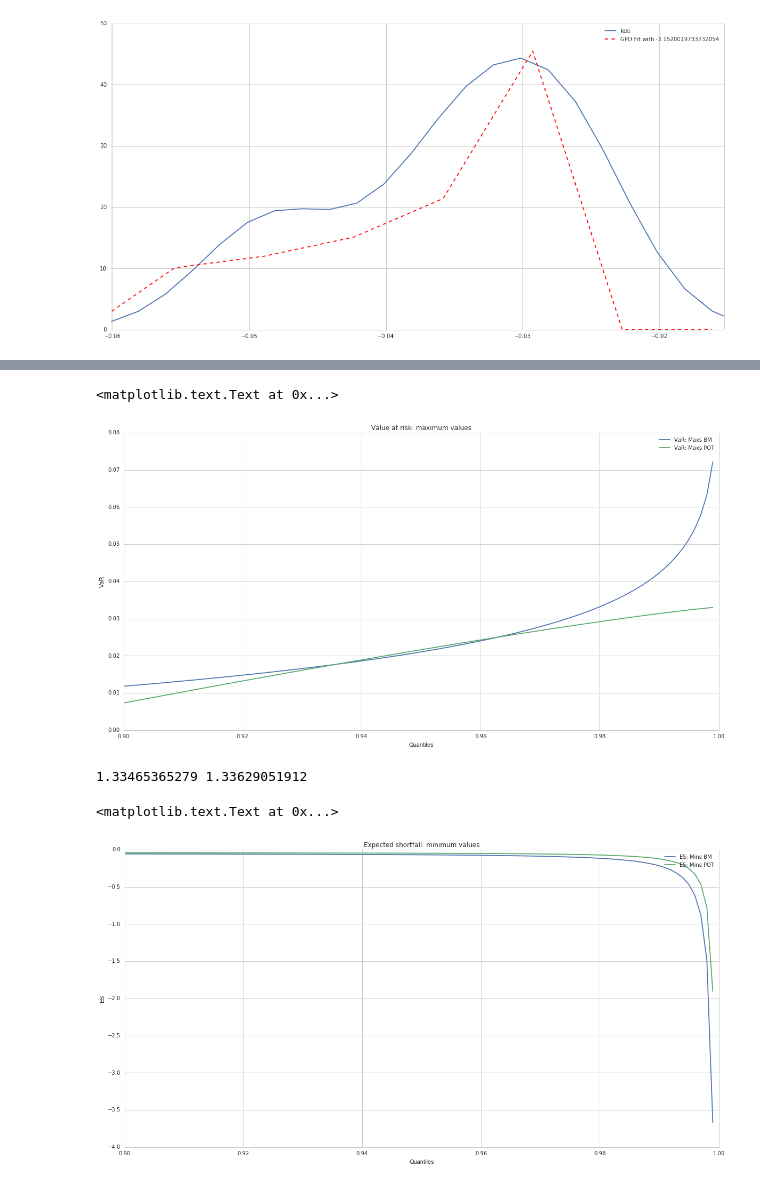
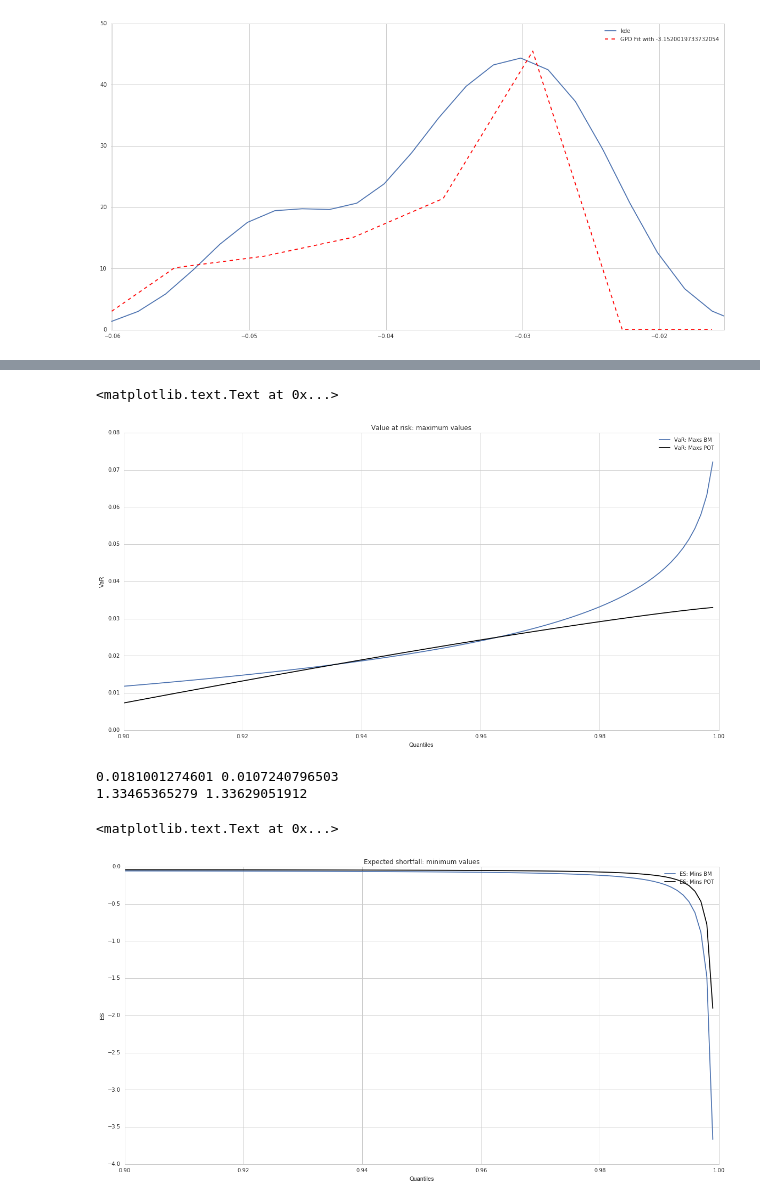
Before and after one commit to vipmax/PM, a Jupyter notebook: Probabilistic Modelling Notebook Task 2.ipynb, the cells around one changed output, grey strips where cells are left out. Cells and saved outputs as stored; diff of their text form; code cells hidden in the pictures.

```diff
--- a/Probabilistic Modelling Notebook Task 2.ipynb
+++ b/Probabilistic Modelling Notebook Task 2.ipynb
@@ -289,14 +301,14 @@ for alpha in quantiles:
 
 plt.figure(8, figsize=(20, 10))
 plt.plot(quantiles, var_arr_bm, label='VaR: Maxs BM')
-plt.plot(quantiles, var_arr_pot, label='VaR: Maxs POT')
+plt.plot(quantiles, var_arr_pot, label='VaR: Maxs POT',color='black')
 plt.legend(loc='upper right')
 plt.xlabel('Quantiles')
 plt.ylabel('VaR')
 plt.title('Value at risk: maximum values')
 # %% [output]
 <matplotlib.text.Text at 0x...>
-[figure, old version]
+[figure, new version]
 # %%
 
 data_bm = mins_bmm
@@ -308,32 +320,34 @@ c_bm = params_bm[0]
 c_pot = params_pot[0]
 b_bm = params_bm[2]
 b_pot = params_pot[2]
+print(b_bm,b_pot)
 N_u_bm = len(data_bm)
 N_u_pot = len(data_pot)
 n = len(data.values)
 std_dev_bm = numpy.std(data_bm, axis=0)
 std_dev_pot = numpy.std(data_pot, axis=0)
 es_arr_bm = []
 es_arr_pot = []
 
 print(c_bm, c_pot)
 
 for alpha in quantiles:
     var_bm = mintreshhold + (std_dev_bm/c_bm)*(((n/N_u_bm)*(1-alpha))**(-c_bm)-1)
     var_pot = mintreshhold + (std_dev_pot/c_pot)*(((n/N_u_pot)*(1-alpha))**(-c_pot)-1)
     es_bm = ((var_bm/(1-c_bm))+((b_bm-(c_bm*mintreshhold))/(1-c_bm)))
     es_pot = ((var_pot/(1-c_pot))+((b_pot-(c_pot*mintreshhold))/(1-c_pot)))
     es_arr_bm.append(es_bm)
     es_arr_pot.append(es_pot)
 
 plt.figure(9, figsize=(20, 10))
 plt.plot(quantiles, es_arr_bm, label='ES: Mins BM')
-plt.plot(quantiles, es_arr_pot, label='ES: Mins POT')
+plt.plot(quantiles, es_arr_pot, label='ES: Mins POT',color='black')
 plt.legend(loc='upper right')
 plt.xlabel('Quantiles')
 plt.ylabel('ES')
 plt.title('Expected shortfall: minimum values')
 # %% [output]
+0.0181001274601 0.0107240796503
 1.33465365279 1.33629051912
 <matplotlib.text.Text at 0x...>
-[figure, old version]
+[figure, new version]
```
Also changed, not shown: parts of 2 cells of this notebook, 2 other files.
